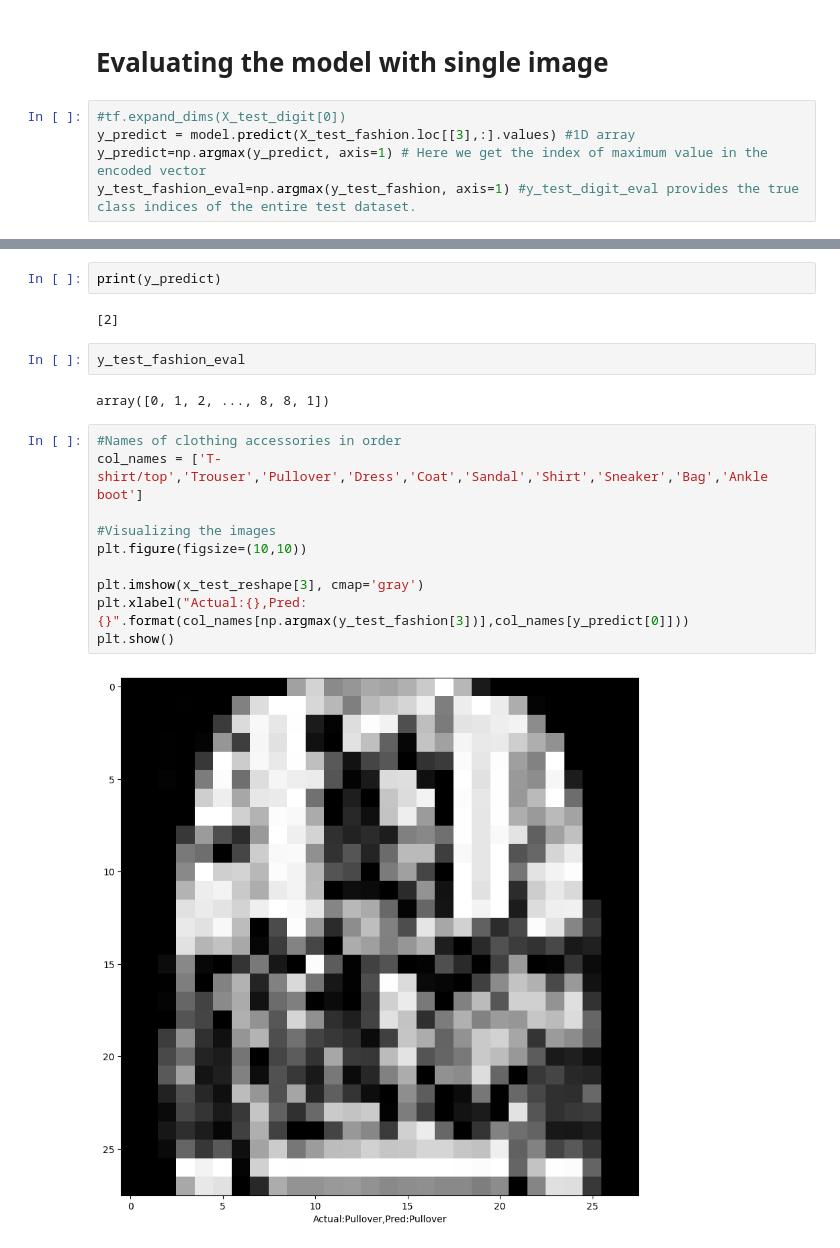
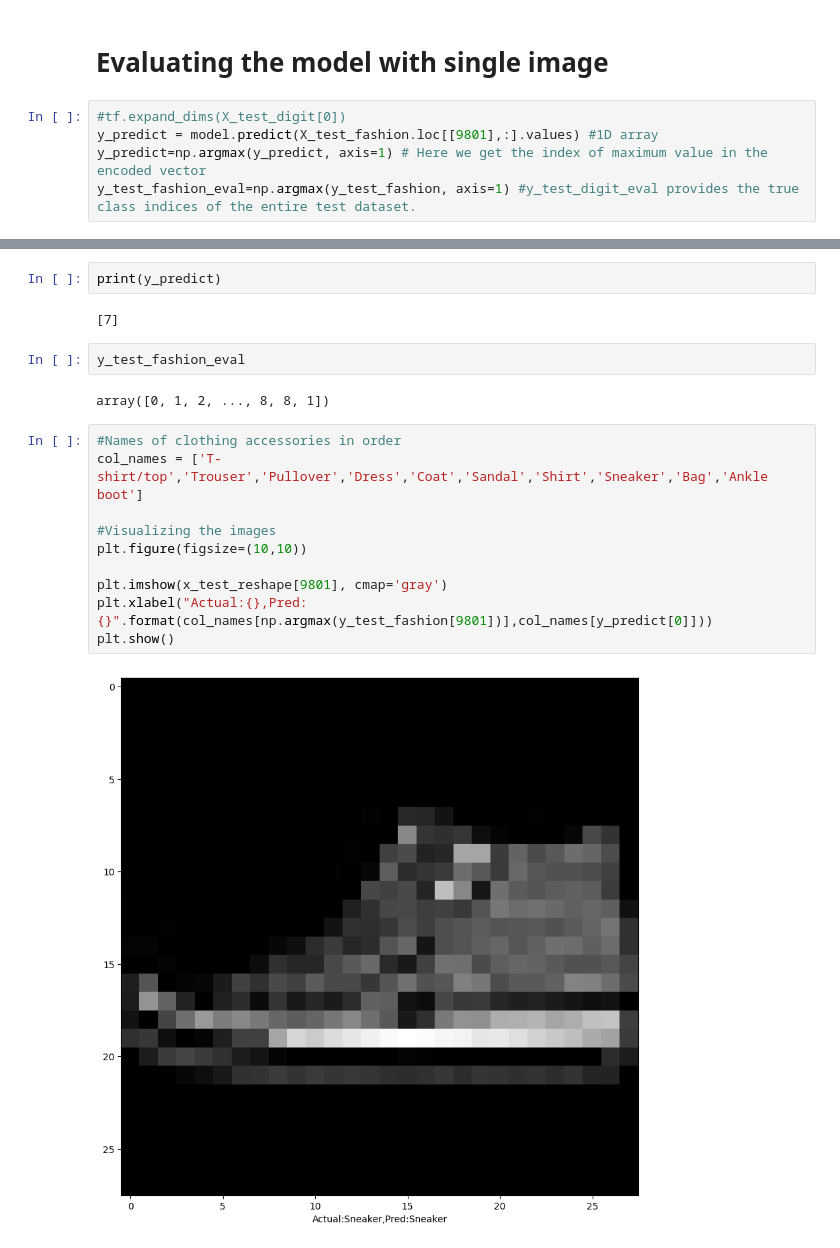
Before and after one commit to JeyPrabakaran/Deep_Learning, a Jupyter notebook: ANN_Fashion.ipynb, the cells around one changed output, grey strips where cells are left out. Saved outputs shown, nothing was run; the diff lists cells and outputs as text.

```diff
--- a/ANN_Fashion.ipynb
+++ b/ANN_Fashion.ipynb
@@ -305,7 +305,7 @@ plt.show()
 # Evaluating the model with single image
 # %%
 #tf.expand_dims(X_test_digit[0])
-y_predict = model.predict(X_test_fashion.loc[[3],:].values) #1D array
+y_predict = model.predict(X_test_fashion.loc[[9801],:].values) #1D array
 y_predict=np.argmax(y_predict, axis=1) # Here we get the index of maximum value in the encoded vector
 y_test_fashion_eval=np.argmax(y_test_fashion, axis=1) #y_test_digit_eval provides the true class indices of the entire test dataset.
 # %% [output]
@@ -313,7 +313,7 @@ y_test_fashion_eval=np.argmax(y_test_fashion, axis=1) #y_test_digit_eval provide
 # %%
 print(y_predict)
 # %% [output]
-[2]
+[7]
 # %%
 y_test_fashion_eval
 # %% [output]
@@ -321,12 +321,12 @@ array([0, 1, 2, ..., 8, 8, 1])
 # %%
 #Names of clothing accessories in order
 col_names = ['T-shirt/top','Trouser','Pullover','Dress','Coat','Sandal','Shirt','Sneaker','Bag','Ankle boot']
 
 #Visualizing the images
 plt.figure(figsize=(10,10))
 
-plt.imshow(x_test_reshape[3], cmap='gray')
-plt.xlabel("Actual:{},Pred:{}".format(col_names[np.argmax(y_test_fashion[3])],col_names[y_predict[0]]))
+plt.imshow(x_test_reshape[9801], cmap='gray')
+plt.xlabel("Actual:{},Pred:{}".format(col_names[np.argmax(y_test_fashion[9801])],col_names[y_predict[0]]))
 plt.show()
 # %% [output]
-[figure, old version]
+[figure, new version]
```
Also changed, not shown: parts of 1 cell of this notebook.
